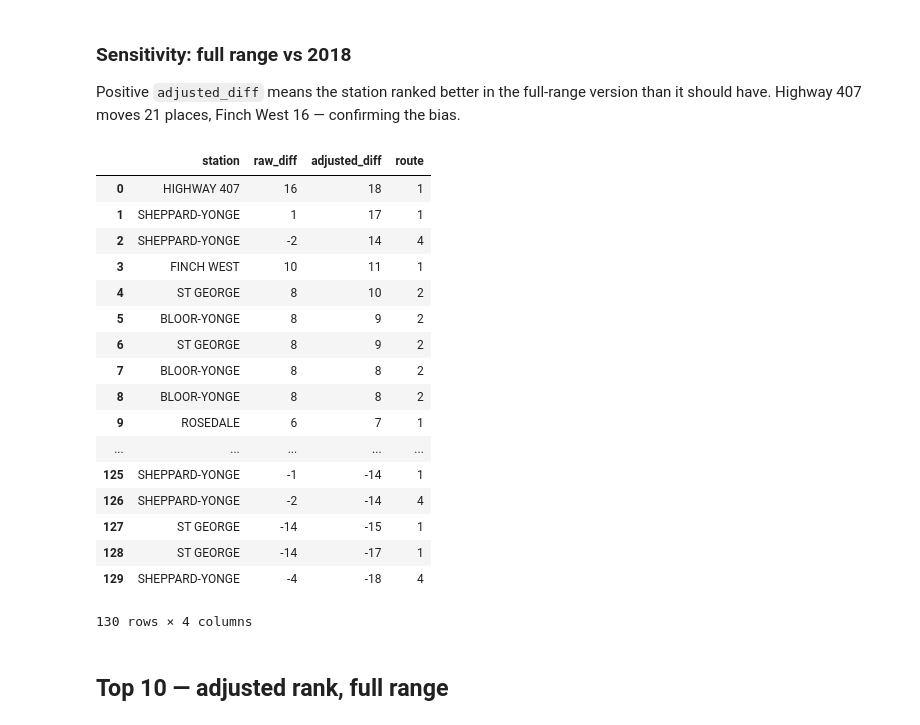
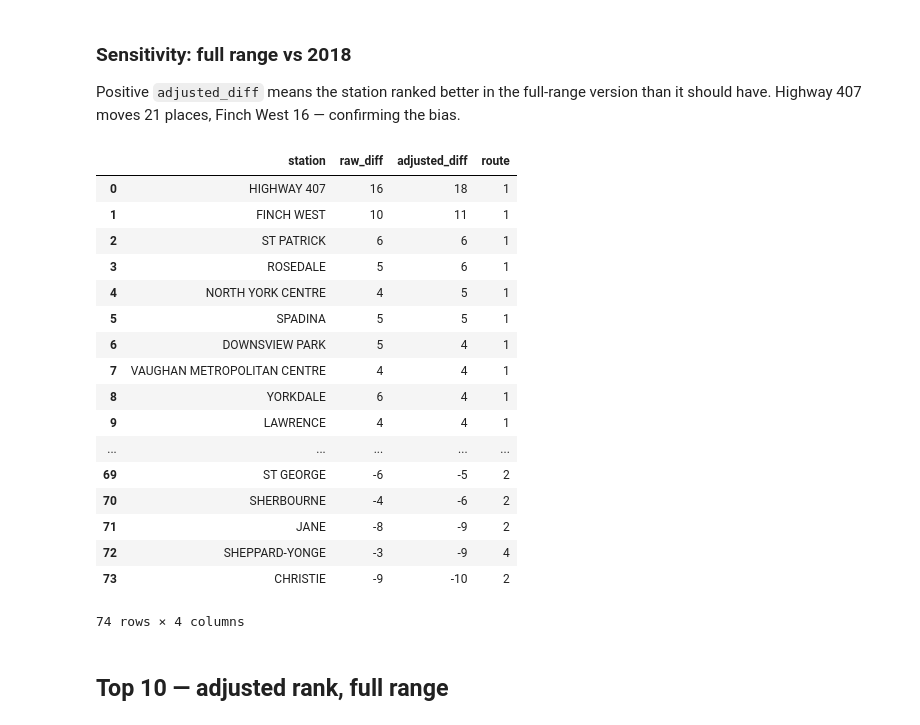
Before and after one commit to DevAwol/TTCdelay, a Jupyter notebook: explore.ipynb, the cells around one changed output. Cells and saved outputs as stored; diff of their text form; code cells hidden in the pictures.

```diff
--- a/explore.ipynb
+++ b/explore.ipynb
@@ -895,36 +911,36 @@ confirming the bias.
 # %%
 con.sql("""
 SELECT
     t1.station,
     t1.raw_rank - t2.raw_rank AS raw_diff,
     t1.adjusted_rank - t2.adjusted_rank AS adjusted_diff,
     t1.route
 FROM station_unreliability t1
 JOIN station_unreliability_2018 t2
-    ON t1.station = t2.station
+    ON t1.station = t2.station AND t1.route = t2.route
 ORDER BY adjusted_diff DESC
 """).df()
 
 ## the more positive the worst the delay
 # %% [output]
 |  | station | raw_diff | adjusted_diff | route |
 | 0 | HIGHWAY 407 | 16 | 18 | 1 |
-| 1 | SHEPPARD-YONGE | 1 | 17 | 1 |
-| 2 | SHEPPARD-YONGE | -2 | 14 | 4 |
-| 3 | FINCH WEST | 10 | 11 | 1 |
-| 4 | ST GEORGE | 8 | 10 | 2 |
-| 5 | BLOOR-YONGE | 8 | 9 | 2 |
-| 6 | ST GEORGE | 8 | 9 | 2 |
-| 7 | BLOOR-YONGE | 8 | 8 | 2 |
-| 8 | BLOOR-YONGE | 8 | 8 | 2 |
-| 9 | ROSEDALE | 6 | 7 | 1 |
+| 1 | FINCH WEST | 10 | 11 | 1 |
+| 2 | ST PATRICK | 6 | 6 | 1 |
+| 3 | ROSEDALE | 5 | 6 | 1 |
+| 4 | NORTH YORK CENTRE | 4 | 5 | 1 |
+| 5 | SPADINA | 5 | 5 | 1 |
+| 6 | DOWNSVIEW PARK | 5 | 4 | 1 |
+| 7 | VAUGHAN METROPOLITAN CENTRE | 4 | 4 | 1 |
+| 8 | YORKDALE | 6 | 4 | 1 |
+| 9 | LAWRENCE | 4 | 4 | 1 |
 | ... | ... | ... | ... | ... |
-| 125 | SHEPPARD-YONGE | -1 | -14 | 1 |
-| 126 | SHEPPARD-YONGE | -2 | -14 | 4 |
-| 127 | ST GEORGE | -14 | -15 | 1 |
-| 128 | ST GEORGE | -14 | -17 | 1 |
-| 129 | SHEPPARD-YONGE | -4 | -18 | 4 |
+| 69 | ST GEORGE | -6 | -5 | 2 |
+| 70 | SHERBOURNE | -4 | -6 | 2 |
+| 71 | JANE | -8 | -9 | 2 |
+| 72 | SHEPPARD-YONGE | -3 | -9 | 4 |
+| 73 | CHRISTIE | -9 | -10 | 2 |
-130 rows × 4 columns
+74 rows × 4 columns
 # %% [markdown]
 ## Top 10 — adjusted rank, full range
 # %%
```
Also changed, not shown: parts of 22 cells of this notebook.
